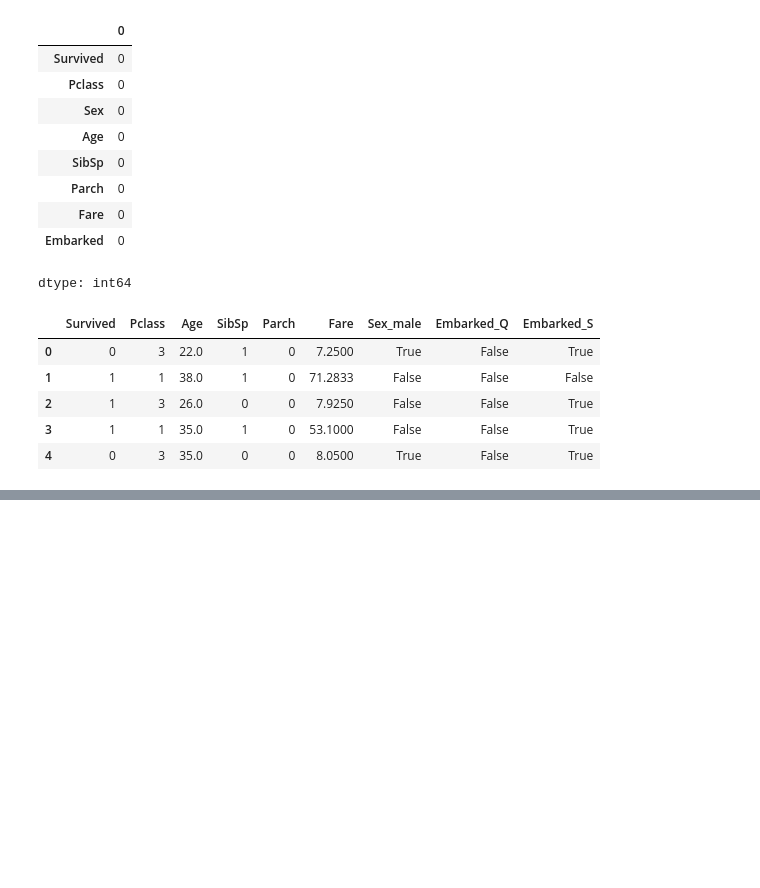
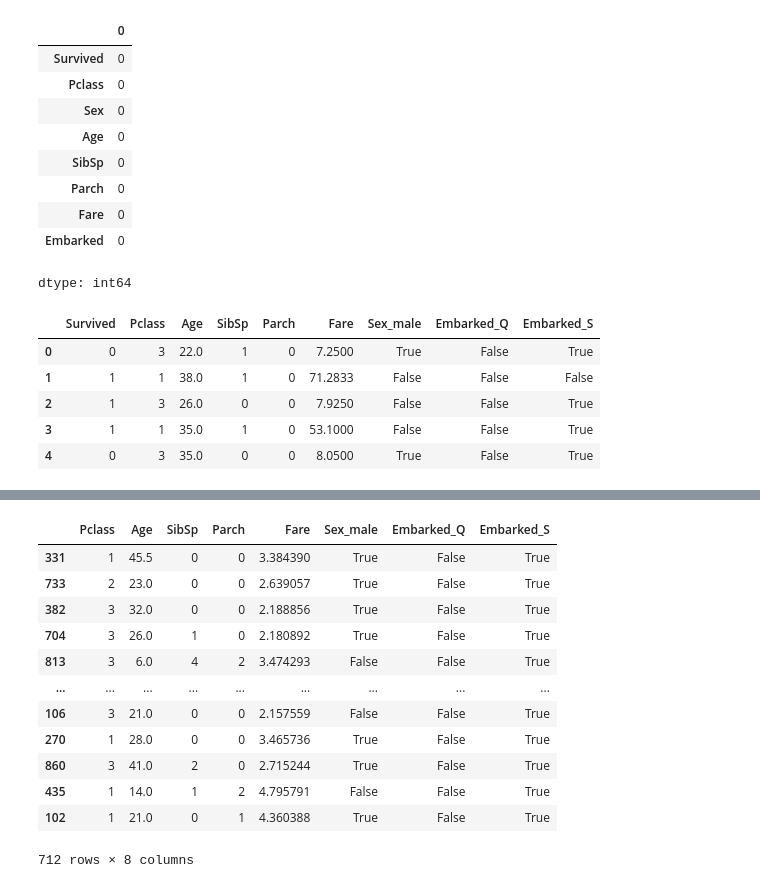
Before and after one commit to Artificial-i/-1-5, a Jupyter notebook: Vedio38_43_T5_Fasl4.ipynb, the cells around one changed output, grey strips where cells are left out. Cells and saved outputs as stored; diff of their text form; code cells hidden in the pictures; blank space fills up the shorter version.

```diff
--- a/Vedio38_43_T5_Fasl4.ipynb
+++ b/Vedio38_43_T5_Fasl4.ipynb
@@ -375,0 +396,19 @@ Skewness of Fare after log transformation: 4.7792532923723545
+# %%
+
+X = df.drop('Survived' , axis=1)
+y = df['Survived']
+X_train, X_test, y_train, y_test = train_test_split(X, y, test_size=0.2, random_state=42)
+# %% [output]
+|  | Pclass | Age | SibSp | Parch | Fare | Sex_male | Embarked_Q | Embarked_S |
+| 331 | 1 | 45.5 | 0 | 0 | 3.384390 | True | False | True |
+| 733 | 2 | 23.0 | 0 | 0 | 2.639057 | True | False | True |
+| 382 | 3 | 32.0 | 0 | 0 | 2.188856 | True | False | True |
+| 704 | 3 | 26.0 | 1 | 0 | 2.180892 | True | False | True |
+| 813 | 3 | 6.0 | 4 | 2 | 3.474293 | False | False | True |
+| ... | ... | ... | ... | ... | ... | ... | ... | ... |
+| 106 | 3 | 21.0 | 0 | 0 | 2.157559 | False | False | True |
+| 270 | 1 | 28.0 | 0 | 0 | 3.465736 | True | False | True |
+| 860 | 3 | 41.0 | 2 | 0 | 2.715244 | True | False | True |
+| 435 | 1 | 14.0 | 1 | 2 | 4.795791 | False | False | True |
+| 102 | 1 | 21.0 | 0 | 1 | 4.360388 | True | False | True |
+712 rows × 8 columns
```
Also changed, not shown: parts of 6 cells of this notebook.
